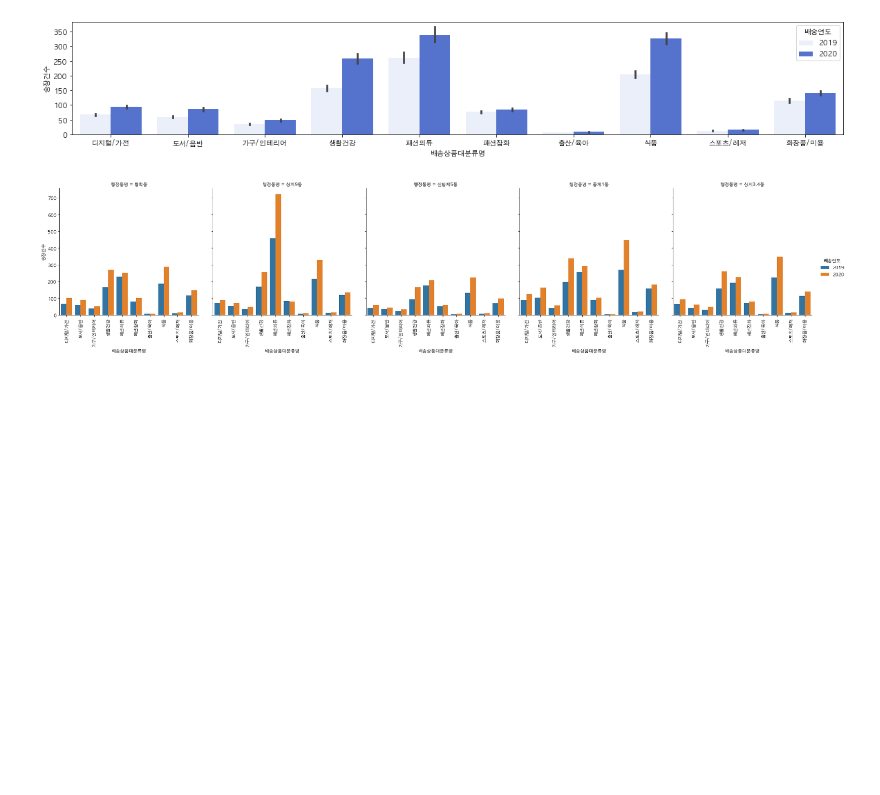
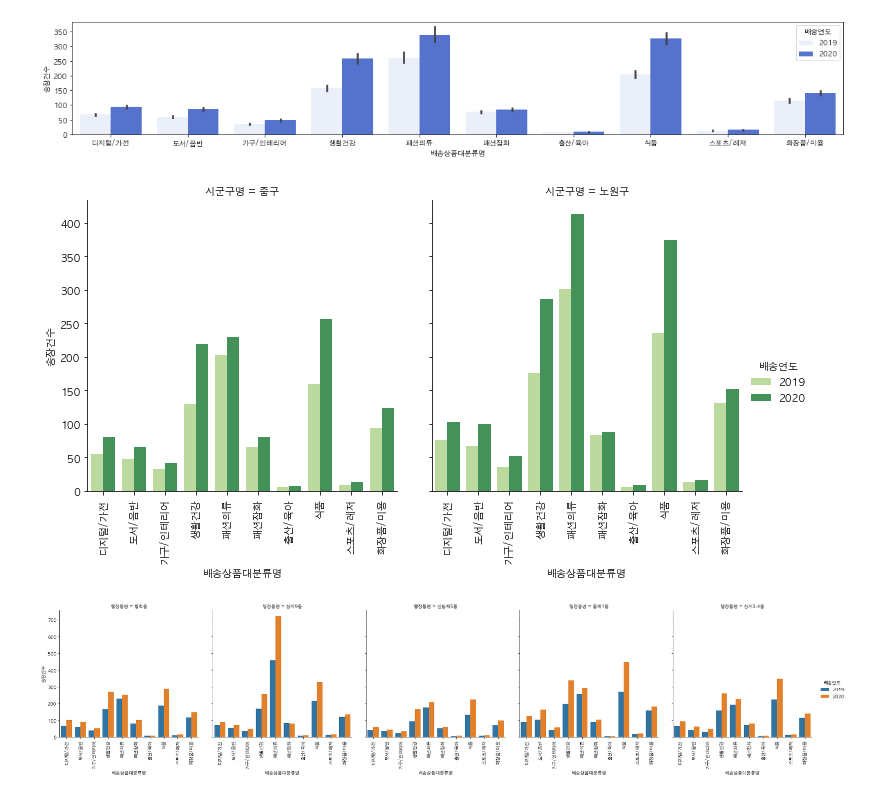
Before and after one commit to yekyung2/AOAS_data, a Jupyter notebook: daily_analysis/shipping_2.ipynb, the cells around one changed output. Saved outputs shown, nothing was run; the diff lists cells and outputs as text; code cells hidden in the pictures; blank space fills up the shorter version.

```diff
--- a/daily_analysis/shipping_2.ipynb
+++ b/daily_analysis/shipping_2.ipynb
@@ -650,4 +652,11 @@ chart= sns.barplot(data=seoul_top5 , x="배송상품대분류명", y="송장건
 plt.show()
 # %% [output]
 [figure]
+# %%
+#상위 2개 시군구, 배송상품카테고리 별 전년도 대비 증감 차이
+g = sns.catplot(data=seoul_top5, x='배송상품대분류명', y='송장건수',hue='배송연도', col='시군구명', kind='bar',ci=None, palette='YlGn')
+g.set_xticklabels(rotation=90)
+plt.show()
+# %% [output]
+[figure, added]
 # %%
```
Also changed, not shown: parts of 6 cells of this notebook.
